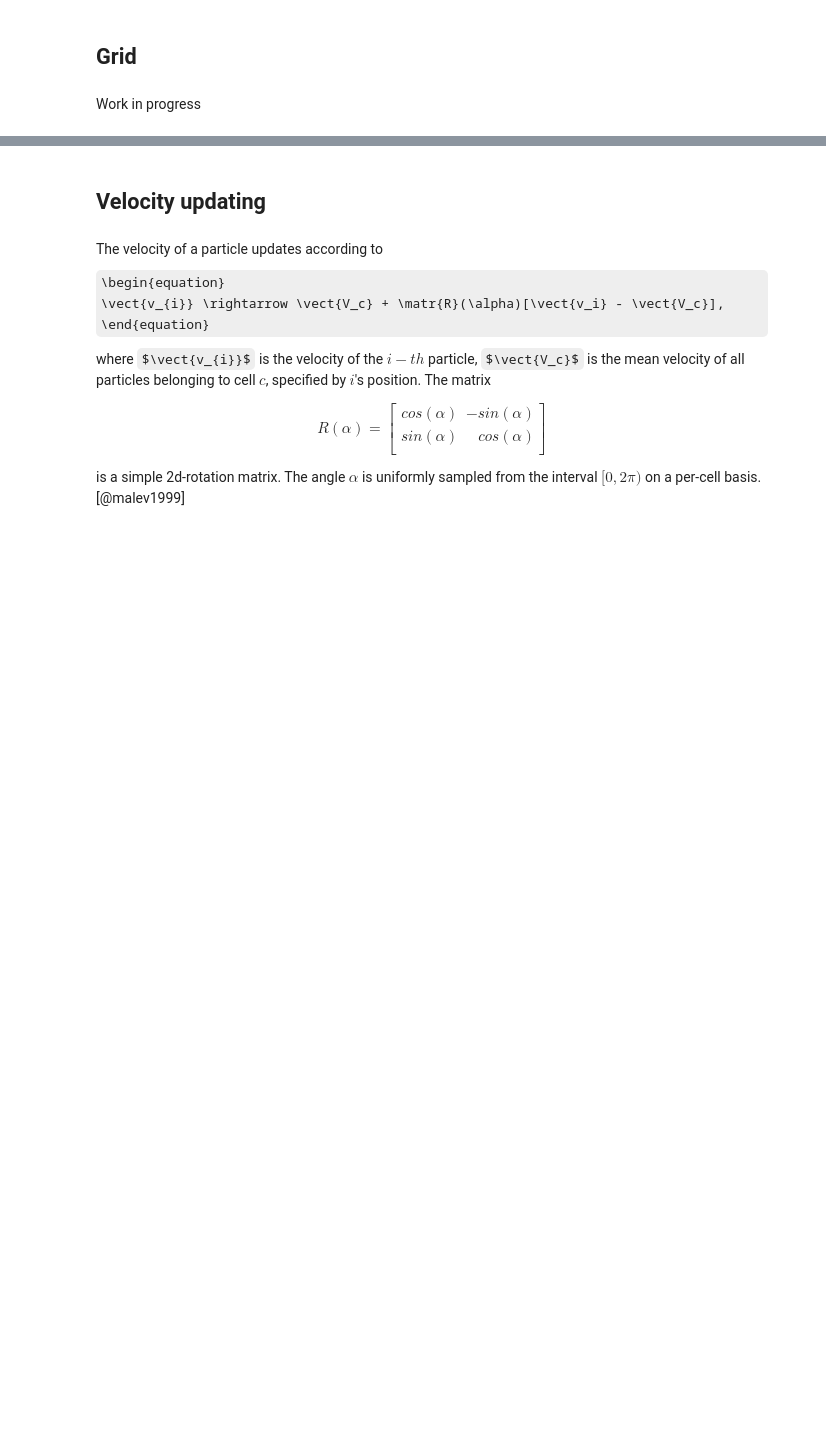
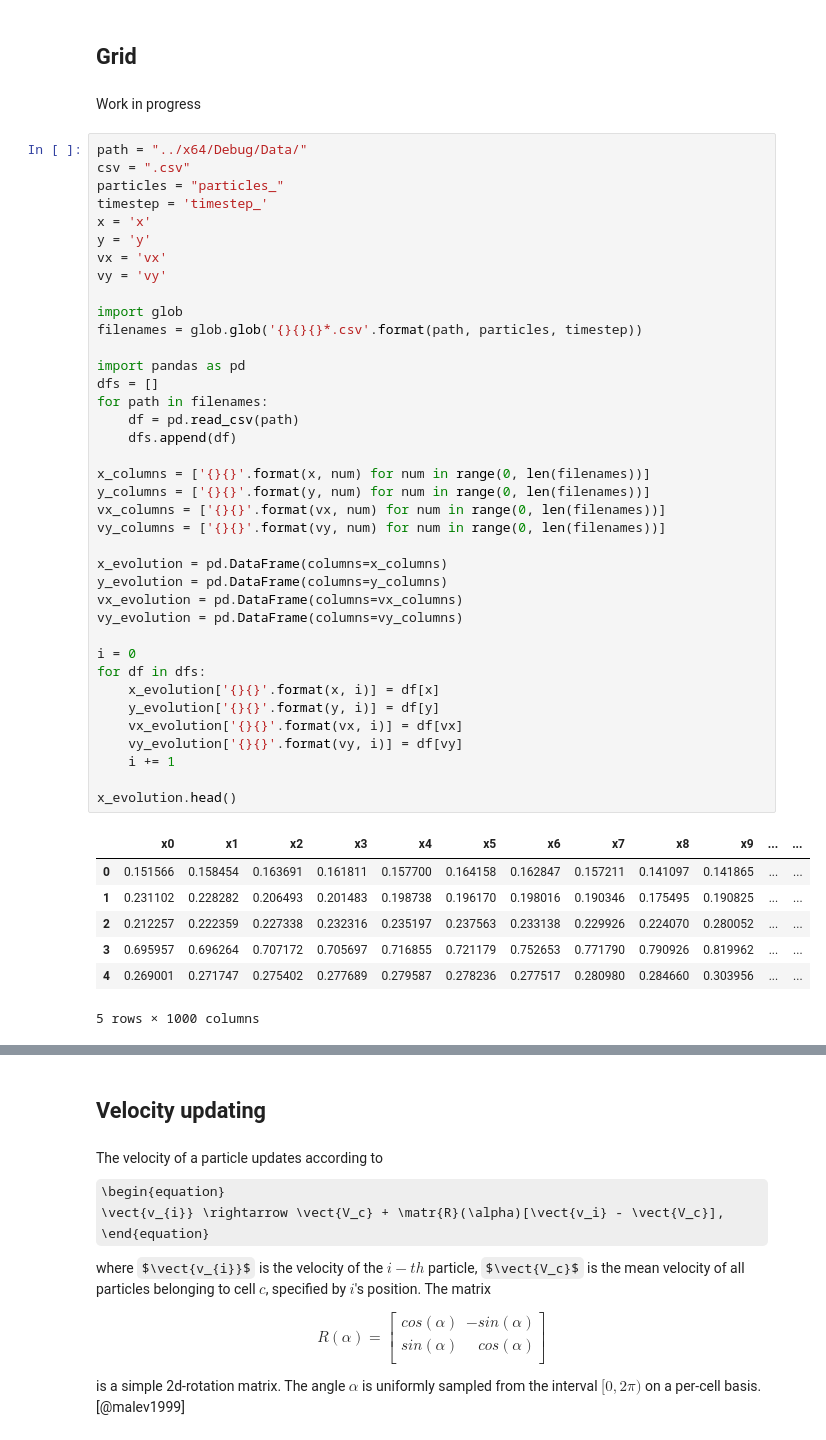
Before and after one commit to SaphCode/MPCD, a Jupyter notebook: Analysis/thesis.ipynb, the cells around one changed output, grey strips where cells are left out. Drawn from its saved outputs; the diff is of its cells as text; some formulas as TeX source; blank space fills up the shorter version.

```diff
--- a/Analysis/thesis.ipynb
+++ b/Analysis/thesis.ipynb
@@ -339,3 +354,49 @@ We see the x and y coordinates are randomly initialized according to the shape o
 ## Grid
 # %% [markdown]
 Work in progress
+# %%
+path = "../x64/Debug/Data/"
+csv = ".csv"
+particles = "particles_"
+timestep = 'timestep_'
+x = 'x'
+y = 'y'
+vx = 'vx'
+vy = 'vy'
+
+import glob
+filenames = glob.glob('{}{}{}*.csv'.format(path, particles, timestep))
+
+import pandas as pd
+dfs = []
+for path in filenames:
+    df = pd.read_csv(path)
+    dfs.append(df)
+
+x_columns = ['{}{}'.format(x, num) for num in range(0, len(filenames))]
+y_columns = ['{}{}'.format(y, num) for num in range(0, len(filenames))]
+vx_columns = ['{}{}'.format(vx, num) for num in range(0, len(filenames))]
+vy_columns = ['{}{}'.format(vy, num) for num in range(0, len(filenames))]
+
+x_evolution = pd.DataFrame(columns=x_columns)
+y_evolution = pd.DataFrame(columns=y_columns)
+vx_evolution = pd.DataFrame(columns=vx_columns)
+vy_evolution = pd.DataFrame(columns=vy_columns)
+
+i = 0
+for df in dfs:
+    x_evolution['{}{}'.format(x, i)] = df[x]
+    y_evolution['{}{}'.format(y, i)] = df[y]
+    vx_evolution['{}{}'.format(vx, i)] = df[vx]
+    vy_evolution['{}{}'.format(vy, i)] = df[vy]
+    i += 1
+
+x_evolution.head()
+# %% [output]
+|  | x0 | x1 | x2 | x3 | x4 | x5 | x6 | x7 | x8 | x9 | ... | ... |
+| 0 | 0.151566 | 0.158454 | 0.163691 | 0.161811 | 0.157700 | 0.164158 | 0.162847 | 0.157211 | 0.141097 | 0.141865 | ... | ... |
+| 1 | 0.231102 | 0.228282 | 0.206493 | 0.201483 | 0.198738 | 0.196170 | 0.198016 | 0.190346 | 0.175495 | 0.190825 | ... | ... |
+| 2 | 0.212257 | 0.222359 | 0.227338 | 0.232316 | 0.235197 | 0.237563 | 0.233138 | 0.229926 | 0.224070 | 0.280052 | ... | ... |
+| 3 | 0.695957 | 0.696264 | 0.707172 | 0.705697 | 0.716855 | 0.721179 | 0.752653 | 0.771790 | 0.790926 | 0.819962 | ... | ... |
+| 4 | 0.269001 | 0.271747 | 0.275402 | 0.277689 | 0.279587 | 0.278236 | 0.277517 | 0.280980 | 0.284660 | 0.303956 | ... | ... |
+5 rows × 1000 columns
```
Also changed, not shown: parts of 12 cells of this notebook, 15 other files.
